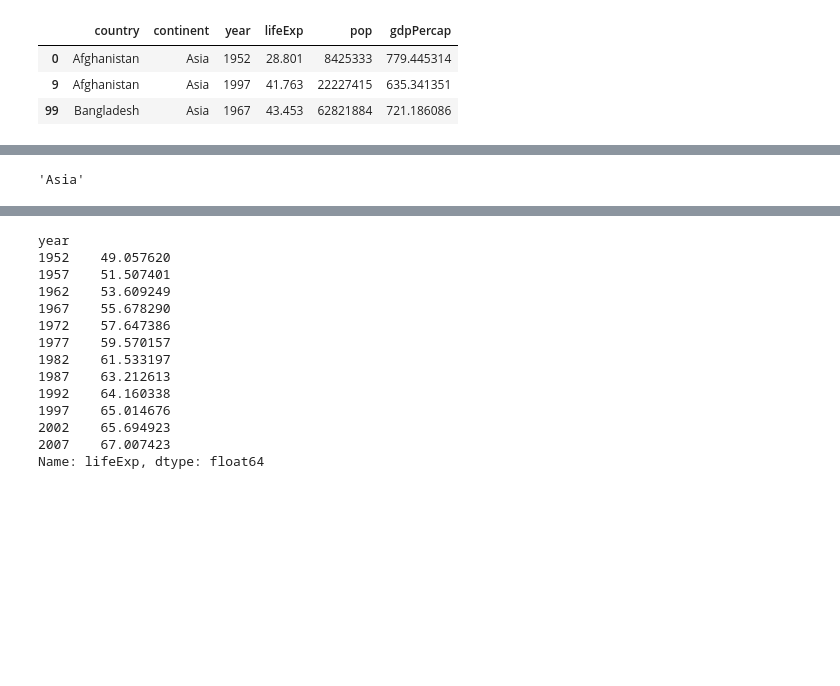
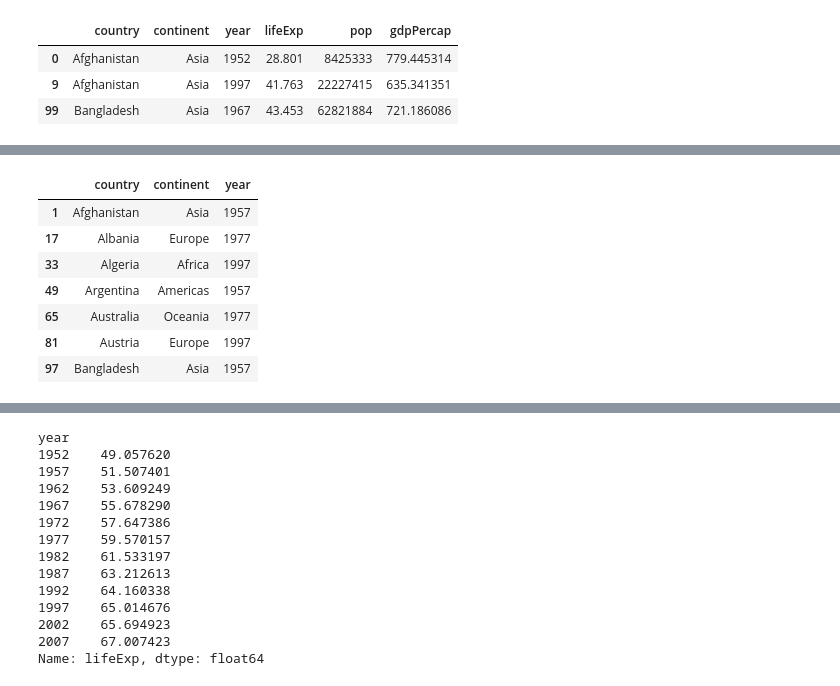
Before and after one commit to abhiramr/Everything_Python, a Jupyter notebook: Notebooks/Pandas.ipynb, the cells around one changed output, grey strips where cells are left out. Saved outputs shown, nothing was run; the diff lists cells and outputs as text; code cells hidden in the pictures; blank space fills up the shorter version.

```diff
--- a/Notebooks/Pandas.ipynb
+++ b/Notebooks/Pandas.ipynb
@@ -158,4 +184,11 @@ df.ix[0,'country']
 # %%
-df.ix[0,1]
+df.ix[list(range(1,100,16)),[0,1,2]]
 # %% [output]
-'Asia'
+|  | country | continent | year |
+| 1 | Afghanistan | Asia | 1957 |
+| 17 | Albania | Europe | 1977 |
+| 33 | Algeria | Africa | 1997 |
+| 49 | Argentina | Americas | 1957 |
+| 65 | Australia | Oceania | 1977 |
+| 81 | Austria | Europe | 1997 |
+| 97 | Bangladesh | Asia | 1957 |
```
Also changed, not shown: parts of 38 cells of this notebook.
